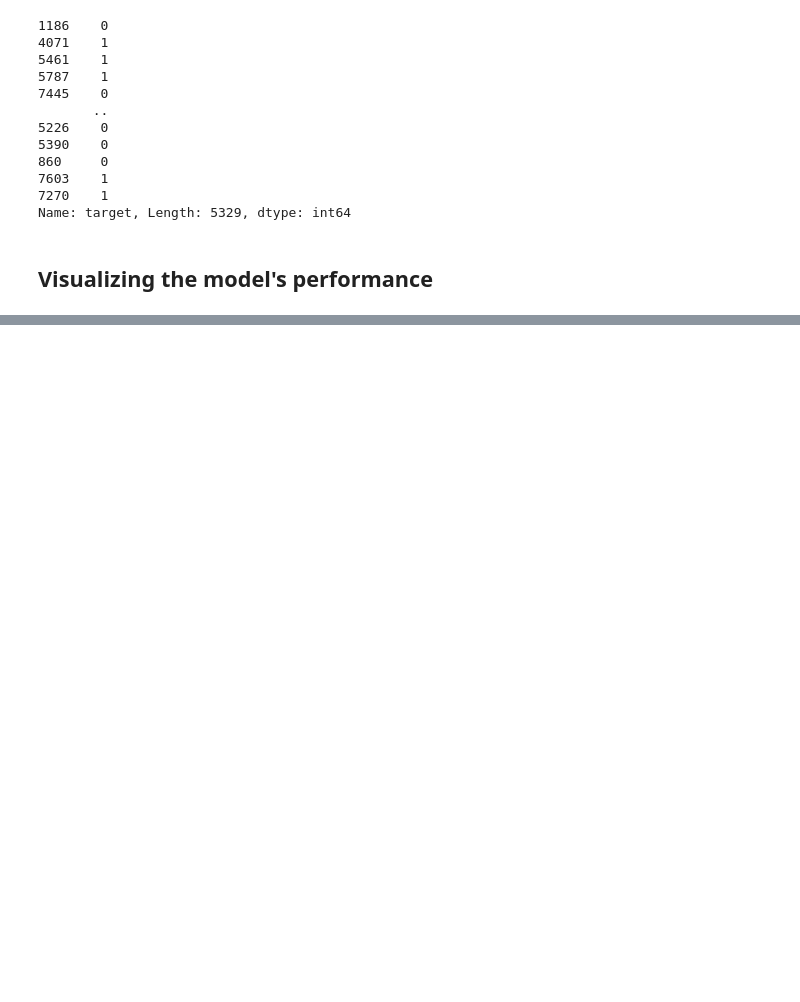
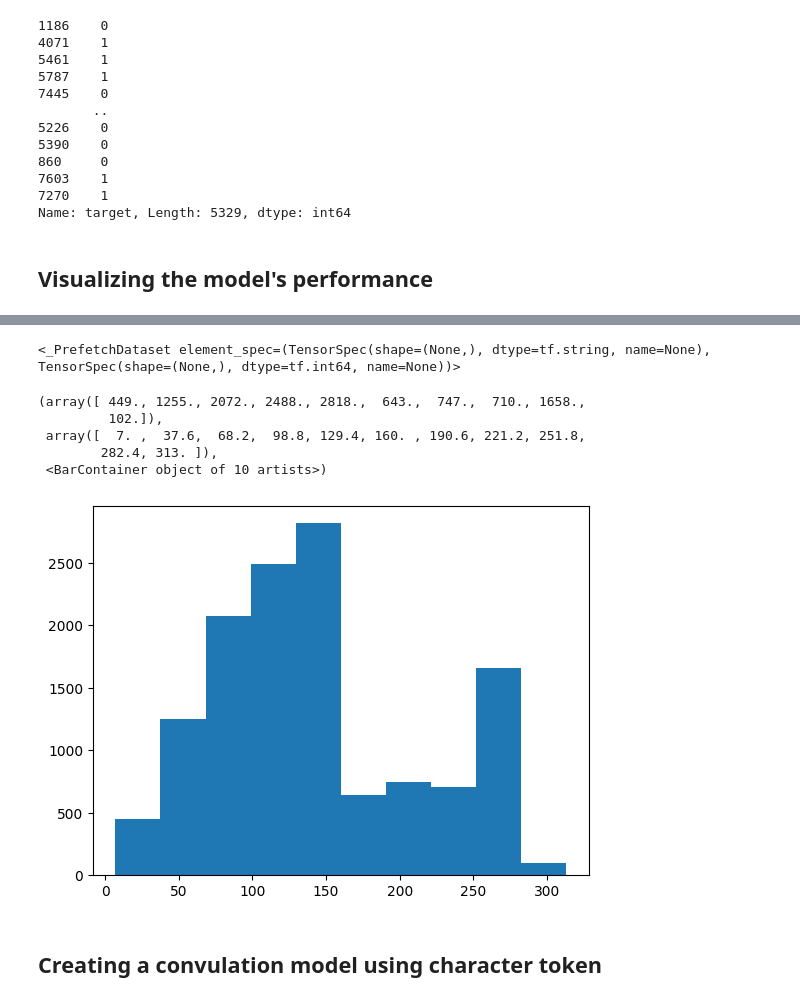
Before and after one commit to PJ-BN/disaster-tweet, a Jupyter notebook: disaster-tweet.ipynb, the cells around one changed output, grey strips where cells are left out. Saved outputs shown, nothing was run; the diff lists cells and outputs as text; code cells hidden in the pictures; blank space fills up the shorter version.

Commit message:
created second model

```diff
--- a/disaster-tweet.ipynb
+++ b/disaster-tweet.ipynb
@@ -276,0 +279,7 @@ model_0_results
+# %%
+train_char_text = [" ".join(list(text.lower())) for text in train_sentences]
+val_char_text = [" ".join(list(text.lower())) for text in val_sentences]
+test_char_text = [" ".join(list(text.lower())) for text in test_text]
+
+
+val_char_text
@@ -276,0 +304,19 @@ model_0_results
+# %%
+train_dataset_1 = tf.data.Dataset.from_tensor_slices((train_char_text, train_target)).batch(32).prefetch(tf.data.AUTOTUNE)
+val_dataset_1 = tf.data.Dataset.from_tensor_slices((val_char_text, val_target)).batch(32).prefetch(tf.data.AUTOTUNE)
+
+val_dataset_1
+# %% [output]
+<_PrefetchDataset element_spec=(TensorSpec(shape=(None,), dtype=tf.string, name=None), TensorSpec(shape=(None,), dtype=tf.int64, name=None))>
+# %%
+for text in train_char_text:
+    plt_list.append(len(text))
+
+plt.hist(plt_list)
+# %% [output]
+(array([ 449., 1255., 2072., 2488., 2818.,  643.,  747.,  710., 1658.,
+         102.]),
+ array([  7. ,  37.6,  68.2,  98.8, 129.4, 160. , 190.6, 221.2, 251.8,
+        282.4, 313. ]),
+ <BarContainer object of 10 artists>)
+[figure, added]
@@ -276,0 +331,2 @@ model_0_results
+# %% [markdown]
+## Creating a convulation model using character token
```
Also changed, not shown: parts of 11 cells of this notebook.
